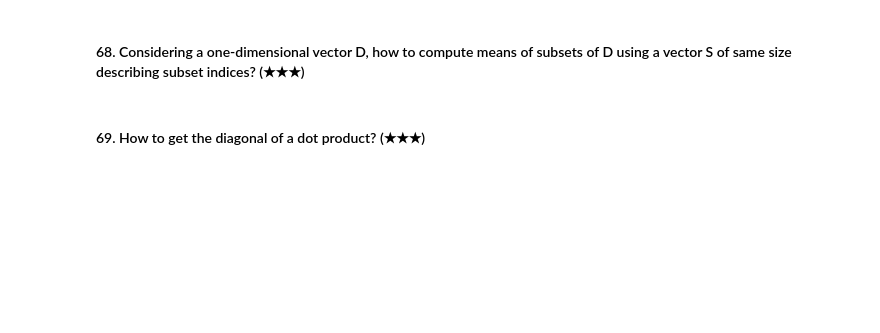
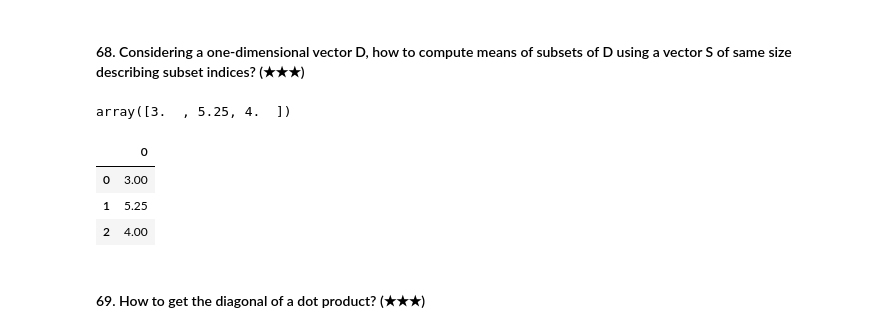
Before and after one commit to maxim5/numpy-100, a Jupyter notebook: 100 Numpy exercises no solution.ipynb, the cells around one changed output. Cells and saved outputs as stored; diff of their text form; code cells hidden in the pictures; blank space fills up the shorter version.

```diff
--- a/100 Numpy exercises no solution.ipynb
+++ b/100 Numpy exercises no solution.ipynb
@@ -1002,4 +1094,21 @@ array([False,  True, False, False, False, False])
 # %% [markdown]
 #### 68. Considering a one-dimensional vector D, how to compute means of subsets of D using a vector S of same size describing subset  indices? (★★★)
+# %%
+d = np.arange(8) + 1
+s = np.array([1, 2, 0, 2, 1, 2, 1, 1])
+
+sums = np.bincount(s, weights=d)
+counts = np.bincount(s)
+sums / counts
+# %% [output]
+array([3.  , 5.25, 4.  ])
+# %%
+import pandas as pd
+pd.DataFrame(d).groupby(s).mean()
+# %% [output]
+|  | 0 |
+| 0 | 3.00 |
+| 1 | 5.25 |
+| 2 | 4.00 |
 # %% [markdown]
 #### 69. How to get the diagonal of a dot product? (★★★)
```
Also changed, not shown: parts of 32 cells of this notebook.
